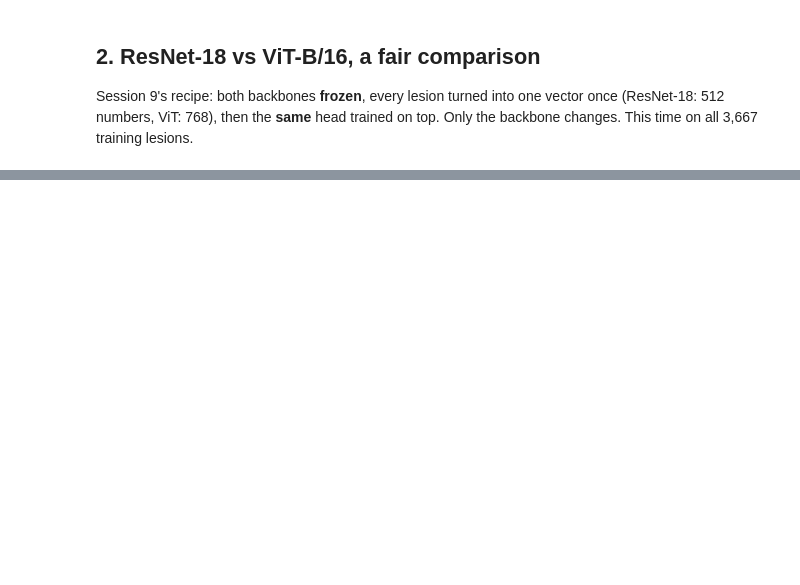
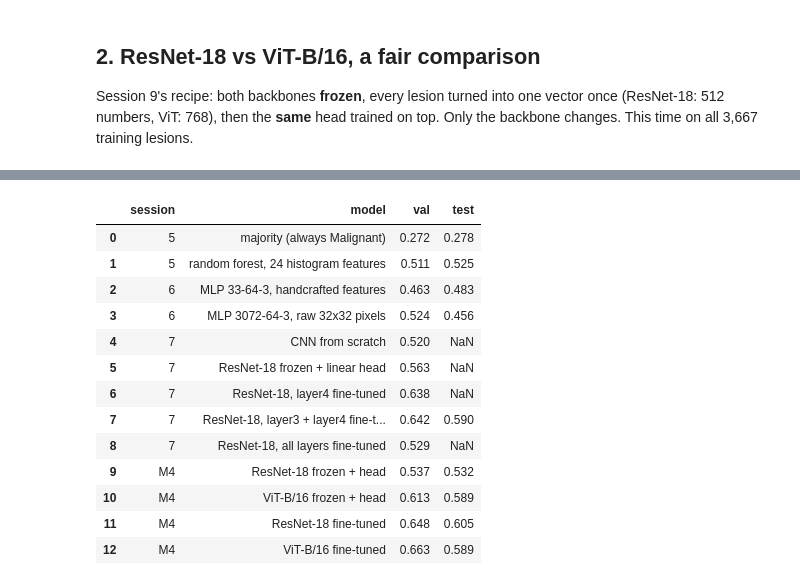
Before and after one commit to sopipi180/ComputerVisionandSpeechRecognition, a Jupyter notebook: m4_best_model/m4.ipynb, the cells around one changed output, grey strips where cells are left out. Drawn from its saved outputs; the diff is of its cells as text; code cells hidden in the pictures; blank space fills up the shorter version.

```diff
--- a/m4_best_model/m4.ipynb
+++ b/m4_best_model/m4.ipynb
@@ -173,0 +206,10 @@ plt.tight_layout()
+# %%
+# PURPOSE: add variety to the training images without changing their labels (Session 7).
+# HOW: each image has a 50% chance of a left-right flip and, separately, of an up-down flip.
+
+def augment(xb):
+    n = xb.size(0)
+    flip_h = torch.rand(n, 1, 1, 1, device=xb.device) < 0.5
+    xb = torch.where(flip_h, xb.flip(3), xb)                 # left-right
+    flip_v = torch.rand(n, 1, 1, 1, device=xb.device) < 0.5
+    return torch.where(flip_v, xb.flip(2), xb)               # up-down
@@ -173,0 +584,33 @@ plt.tight_layout()
+# %%
+# PURPOSE: the whole project in one table, saved next to the model.
+
+earlier = pd.DataFrame([
+    ("5", "majority (always Malignant)",                0.272, 0.278),
+    ("5", "random forest, 24 histogram features",       0.511, 0.525),
+    ("6", "MLP 33-64-3, handcrafted features",          0.463, 0.483),
+    ("6", "MLP 3072-64-3, raw 32x32 pixels",            0.524, 0.456),
+    ("7", "CNN from scratch",                           0.520, None),
+    ("7", "ResNet-18 frozen + linear head",             0.563, None),
+    ("7", "ResNet-18, layer4 fine-tuned",               0.638, None),
+    ("7", "ResNet-18, layer3 + layer4 fine-tuned",      0.642, 0.590),
+    ("7", "ResNet-18, all layers fine-tuned",           0.529, None),
+], columns=["session", "model", "val", "test"])
+
+board = pd.concat([earlier, m4.assign(session="M4")[["session", "model", "val", "test"]]], ignore_index=True)
+board.to_csv(ROOT / "m4_best_model" / "scoreboard.csv", index=False)
+board
+# %% [output]
+|  | session | model | val | test |
+| 0 | 5 | majority (always Malignant) | 0.272 | 0.278 |
+| 1 | 5 | random forest, 24 histogram features | 0.511 | 0.525 |
+| 2 | 6 | MLP 33-64-3, handcrafted features | 0.463 | 0.483 |
+| 3 | 6 | MLP 3072-64-3, raw 32x32 pixels | 0.524 | 0.456 |
+| 4 | 7 | CNN from scratch | 0.520 | NaN |
+| 5 | 7 | ResNet-18 frozen + linear head | 0.563 | NaN |
+| 6 | 7 | ResNet-18, layer4 fine-tuned | 0.638 | NaN |
+| 7 | 7 | ResNet-18, layer3 + layer4 fine-t... | 0.642 | 0.590 |
+| 8 | 7 | ResNet-18, all layers fine-tuned | 0.529 | NaN |
+| 9 | M4 | ResNet-18 frozen + head | 0.537 | 0.532 |
+| 10 | M4 | ViT-B/16 frozen + head | 0.613 | 0.589 |
+| 11 | M4 | ResNet-18 fine-tuned | 0.648 | 0.605 |
+| 12 | M4 | ViT-B/16 fine-tuned | 0.663 | 0.589 |
```
Also changed, not shown: parts of 31 cells of this notebook.
